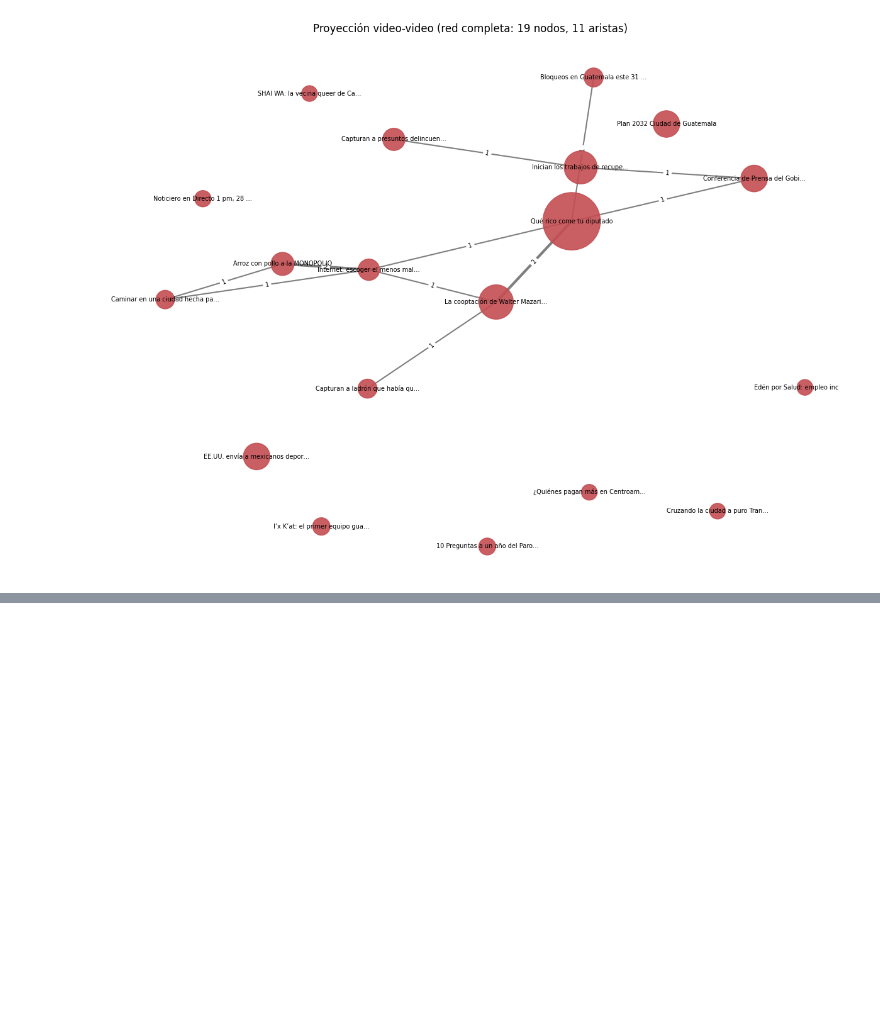
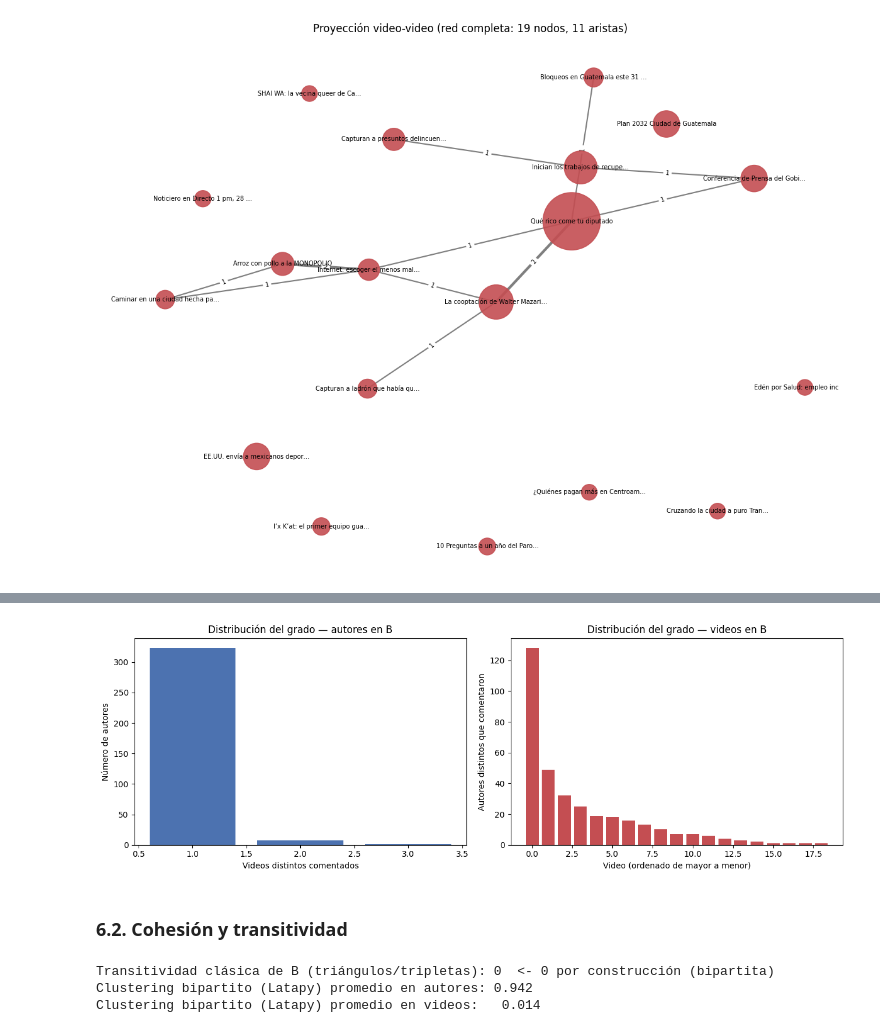
Before and after one commit to NESHGP04/Lab6-DS, a Jupyter notebook: red_bipartita_autor_video.ipynb, the cells around one changed output, grey strips where cells are left out. Saved outputs shown, nothing was run; the diff lists cells and outputs as text; code cells hidden in the pictures; blank space fills up the shorter version.

```diff
--- a/red_bipartita_autor_video.ipynb
+++ b/red_bipartita_autor_video.ipynb
@@ -408,0 +441,19 @@ plt.show()
+# %%
+# La densidad estándar de networkx para B considera todos los pares nodo-nodo posibles (incluyendo
+# pares autor-autor y video-video, que nunca pueden tener arista en una red bipartita), por lo que
+# subestima artificialmente qué tan "llena" está la red respecto a lo único posible: pares autor-video.
+densidad_bipartita_real = B.number_of_edges() / (len(autor_nodes) * len(video_nodes))
+print(f"Densidad bipartita real (aristas / (autores x videos)): {densidad_bipartita_real:.4f} "
+      f"({B.number_of_edges()} de {len(autor_nodes)*len(video_nodes)} pares autor-video posibles)")
+print()
+
+grado_B = dict(B.degree())
+grado_autores_B = pd.Series([grado_B[n] for n in autor_nodes])
+grado_videos_B = pd.Series([grado_B[n] for n in video_nodes])
+
+print("Grado de los autores en B (a cuántos videos comentó cada uno):")
+print(grado_autores_B.value_counts().sort_index())
+print(f"-> {(grado_autores_B == 1).mean():.1%} de los autores comentó en un solo video (grado 1).")
+print()
+print("Grado de los videos en B (a cuántos autores distintos recibió cada uno), ordenado:")
+print(grado_videos_B.sort_values(ascending=False).values)
@@ -408,0 +473,34 @@ plt.show()
+# %%
+fig, axes = plt.subplots(1, 2, figsize=(13, 4.5))
+
+axes[0].bar(grado_autores_B.value_counts().sort_index().index,
+            grado_autores_B.value_counts().sort_index().values, color="#4C72B0")
+axes[0].set_title("Distribución del grado — autores en B")
+axes[0].set_xlabel("Videos distintos comentados")
+axes[0].set_ylabel("Número de autores")
+
+axes[1].bar(range(len(video_nodes)), grado_videos_B.sort_values(ascending=False).values, color="#C44E52")
+axes[1].set_title("Distribución del grado — videos en B")
+axes[1].set_xlabel("Video (ordenado de mayor a menor)")
+axes[1].set_ylabel("Autores distintos que comentaron")
+
+plt.tight_layout()
+plt.savefig("distribucion_grados_B.png", dpi=150)
+plt.show()
+# %% [output]
+[figure, added]
+# %% [markdown]
+### 6.2. Cohesión y transitividad
+# %%
+# Transitividad clásica: en una red bipartita es SIEMPRE 0 por definición, porque no puede haber
+# triángulos (todo ciclo en un grafo bipartito tiene longitud par >= 4). No es un hallazgo, es una
+# propiedad estructural. Para medir "cierre" en redes bipartitas se usa el coeficiente de Latapy et al.
+print(f"Transitividad clásica de B (triángulos/tripletas): {nx.transitivity(B)}  <- 0 por construcción (bipartita)")
+
+clust_bip = nx.bipartite.clustering(B)
+print(f"Clustering bipartito (Latapy) promedio en autores: {np.mean([clust_bip[n] for n in autor_nodes]):.3f}")
+print(f"Clustering bipartito (Latapy) promedio en videos:   {np.mean([clust_bip[n] for n in video_nodes]):.3f}")
+# %% [output]
+Transitividad clásica de B (triángulos/tripletas): 0  <- 0 por construcción (bipartita)
+Clustering bipartito (Latapy) promedio en autores: 0.942
+Clustering bipartito (Latapy) promedio en videos:   0.014
```
Also changed, not shown: parts of 10 cells of this notebook, 2 other files.
